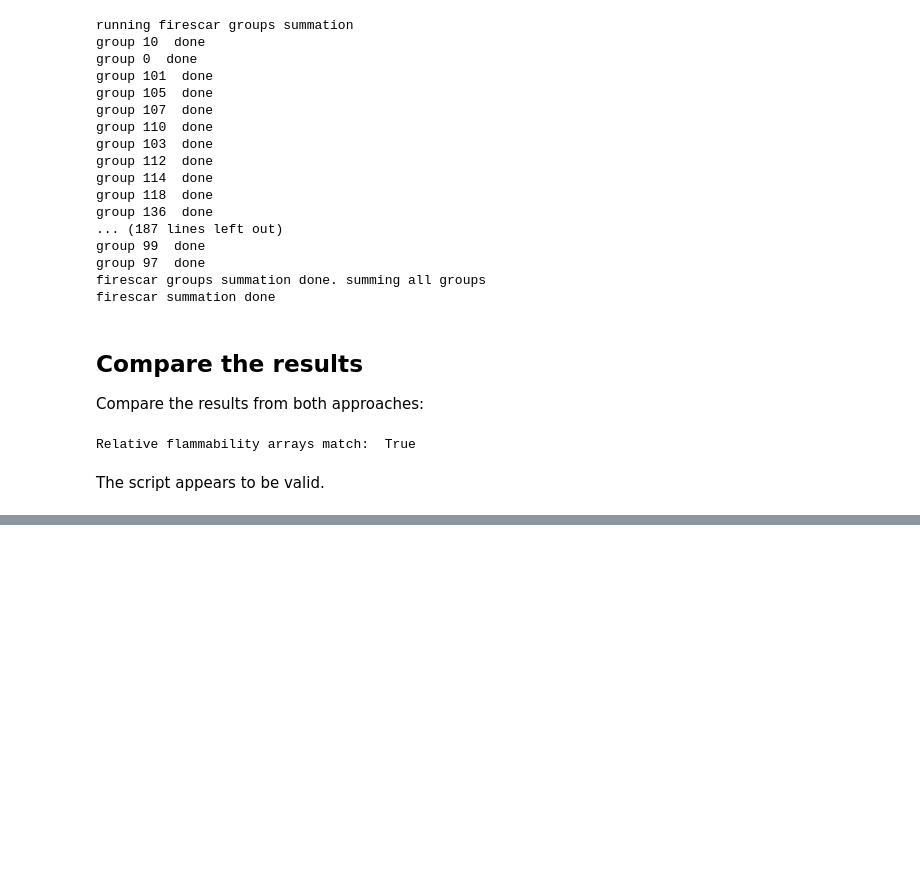
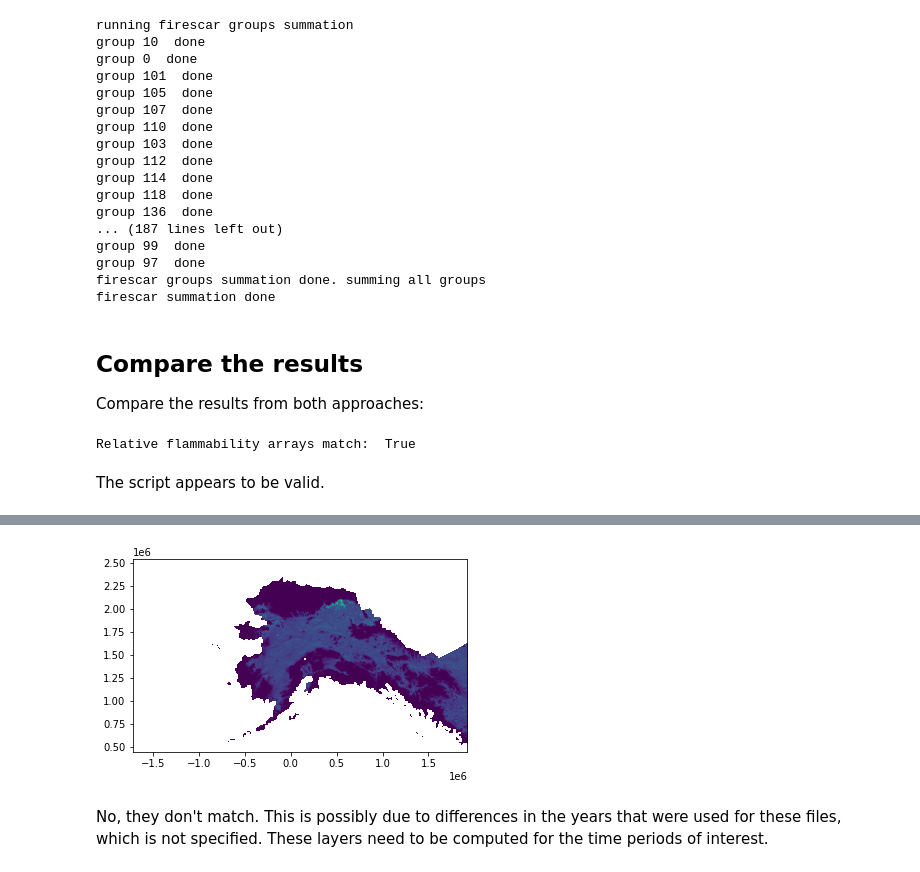
Before and after one commit to ua-snap/alfresco_postprocessing, a Jupyter notebook: snap_scripts/validate_relflam.ipynb, the cells around one changed output, grey strips where cells are left out. Drawn from its saved outputs; the diff is of its cells as text; code cells hidden in the pictures; blank space fills up the shorter version.

```diff
--- a/snap_scripts/validate_relflam.ipynb
+++ b/snap_scripts/validate_relflam.ipynb
@@ -254,0 +299,7 @@ The script appears to be valid.
+# %%
+with rio.open(output_filename) as src2:
+    show(src2)
+# %% [output]
+[figure, added]
+# %% [markdown]
+No, they don't match. This is possibly due to differences in the years that were used for these files, which is not specified. These layers need to be computed for the time periods of interest.
```
Also changed, not shown: parts of 6 cells of this notebook.
